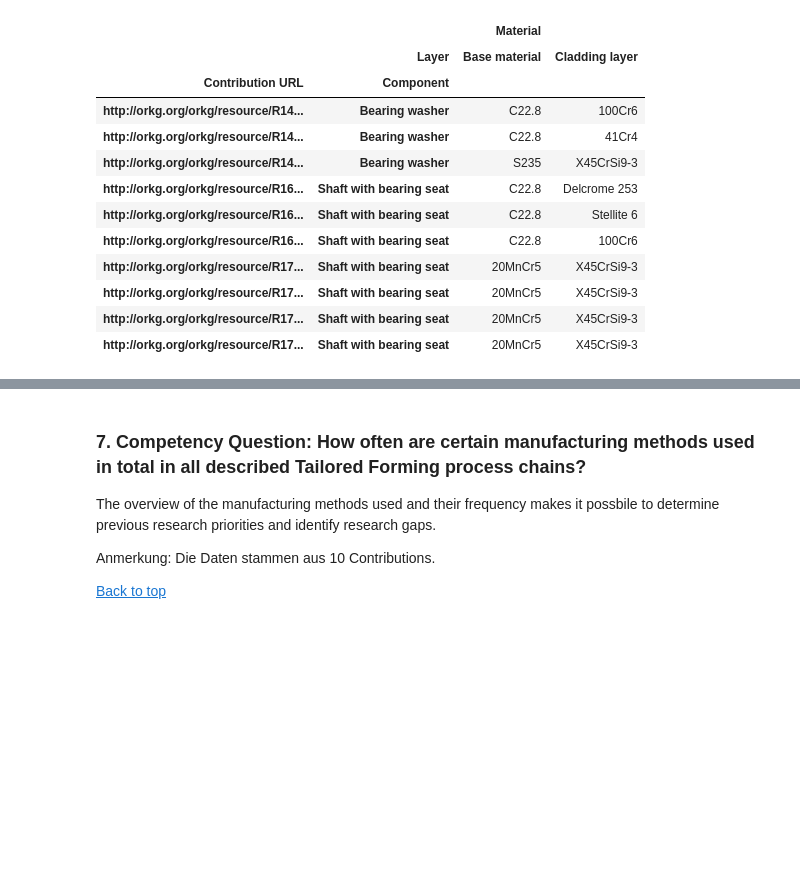
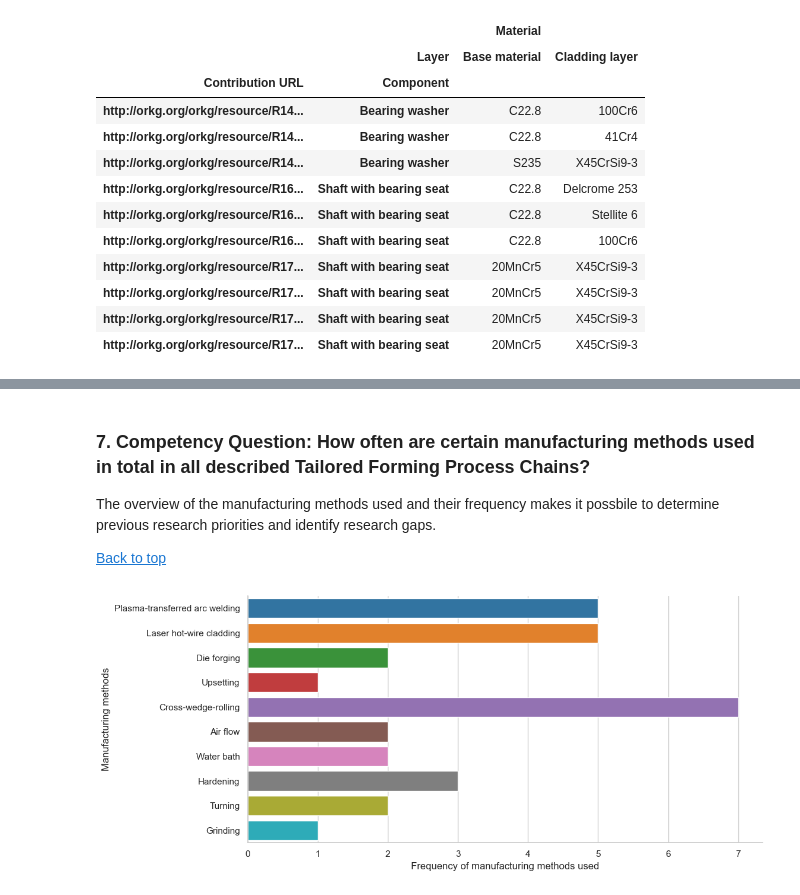
Before and after one commit to okarras/TailoredForming-Analysis, a Jupyter notebook: tailored_forming_analysis.ipynb, the cells around one changed output, grey strips where cells are left out. Cells and saved outputs as stored; diff of their text form; code cells hidden in the pictures; blank space fills up the shorter version.

```diff
--- a/tailored_forming_analysis.ipynb
+++ b/tailored_forming_analysis.ipynb
@@ -306,14 +344,14 @@ mehtod_table
 # %% [markdown]
 <a id='q7'></a>
-### 7. Competency Question: How often are certain manufacturing methods used in total in all described Tailored Forming process chains?
+### 7. Competency Question: How often are certain manufacturing methods used in total in all described Tailored Forming Process Chains?
 The overview of the manufacturing methods used and their frequency makes it possbile to determine previous research priorities and identify research gaps.
 
-Anmerkung: Die Daten stammen aus 10 Contributions.
-
 [Back to top](#top)
 # %%
 g = sns.catplot(y='Manufacturing method', data=method_data, kind='count', height=5, aspect=2.3, facet_kws={'legend_out': True})
-g.fig.suptitle('Frequency of the manufacturing methods used in total in all described Tailoted Forming process chains', y=1.0)
+#g.fig.suptitle('Frequency of the manufacturing methods used in total in all described Tailoted Forming process chains', y=1.0)
 g.set(xlabel='Frequency of manufacturing methods used', ylabel='Manufacturing methods')
 plt.savefig('Images/Frequency of manufacturing methods used.png', dpi=300)
 plt.show()
+# %% [output]
+[figure, added]
```
Also changed, not shown: parts of 20 cells of this notebook, 8 other files.
